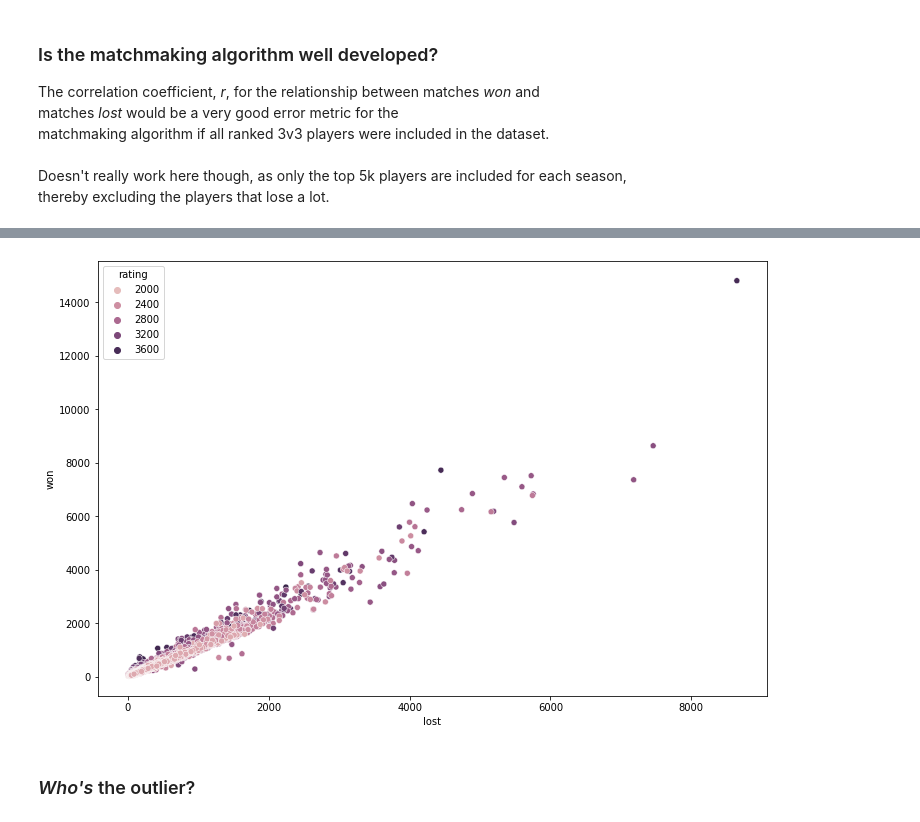
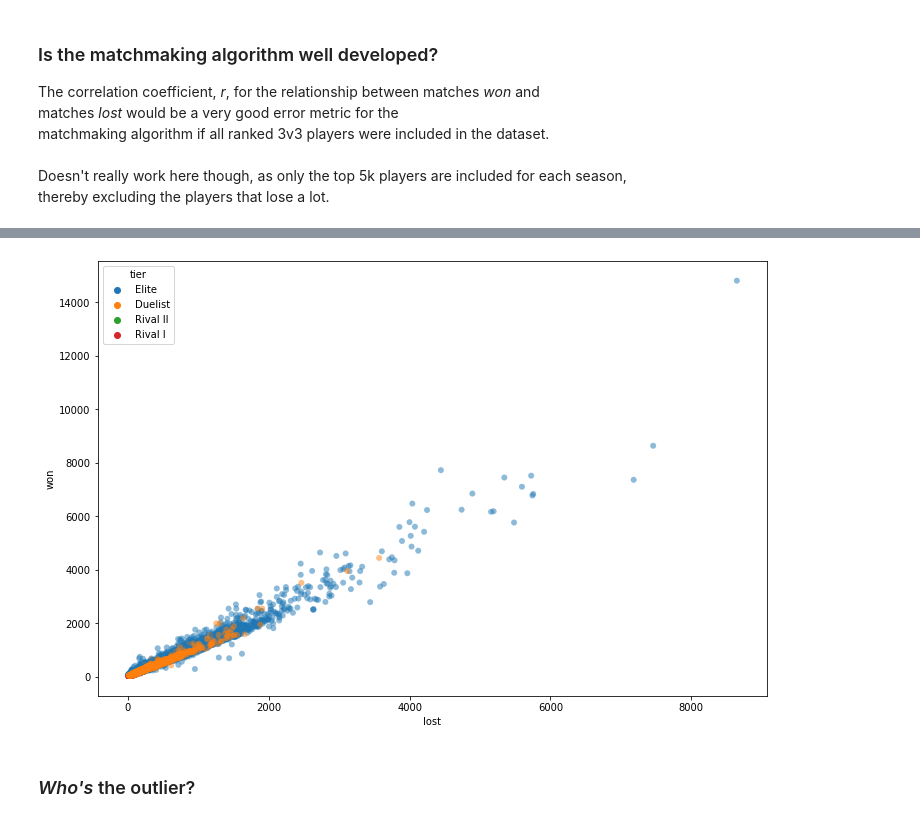
Before and after one commit to trollmannen/Data-Science, a Jupyter notebook: WoW-PvP-3v3-Leaderboards-EDA.ipynb, the cells around one changed output, grey strips where cells are left out. Drawn from its saved outputs; the diff is of its cells as text; code cells hidden in the pictures.

```diff
--- a/WoW-PvP-3v3-Leaderboards-EDA.ipynb
+++ b/WoW-PvP-3v3-Leaderboards-EDA.ipynb
@@ -177,8 +177,9 @@ yes: 0.983837418329473
 # %%
 plt.figure(figsize=(12,8))
-sns.scatterplot(data=leaderboards,x='lost',y='won',hue='rating');
+sns.scatterplot(data=leaderboards,x='lost',y='won',
+                hue='tier',linewidth=0,alpha=0.5);
 # %% [output]
-[figure, old version]
+[figure, new version]
 # %% [markdown]
 ### *Who's* the outlier?
 # %%
```
Also changed, not shown: parts of 11 cells of this notebook.
